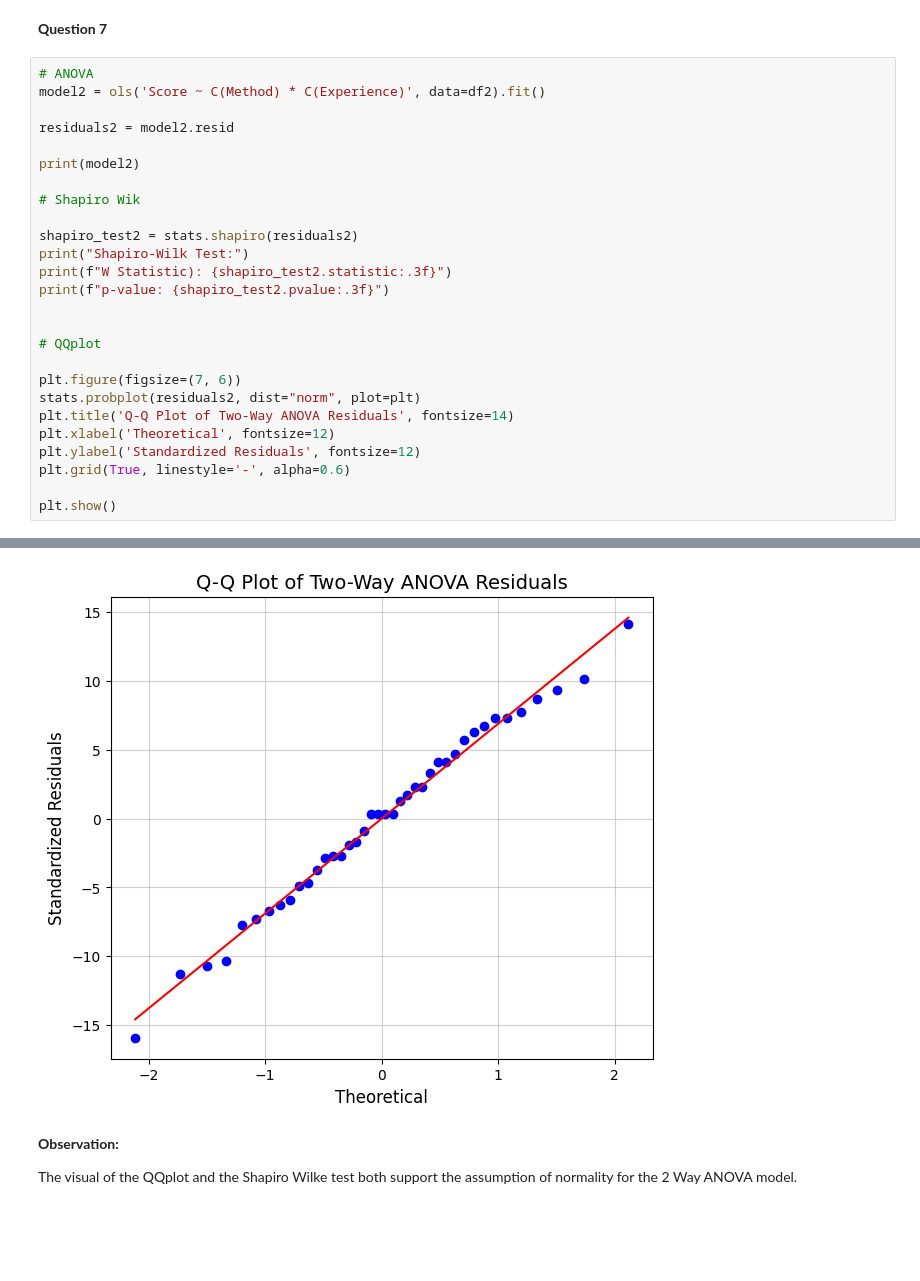
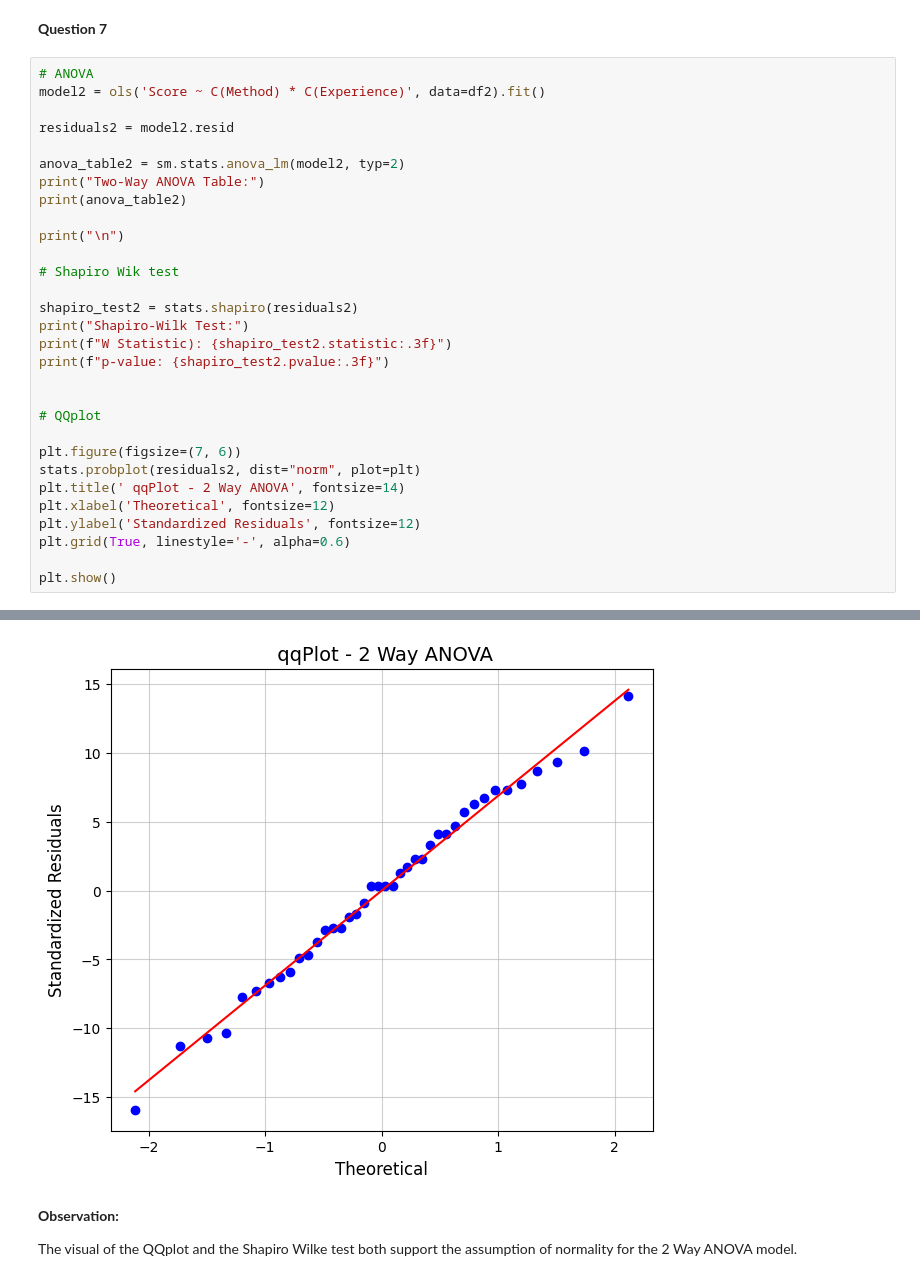
Before and after one commit to Cipher212/STAT-7220-Applied-Experimental-Design, a Jupyter notebook: Assignments/Midterm-Exam/Midterm-Exam.ipynb, the cells around one changed output, grey strips where cells are left out. Saved outputs shown, nothing was run; the diff lists cells and outputs as text; blank space fills up the shorter version.

```diff
--- a/Assignments/Midterm-Exam/Midterm-Exam.ipynb
+++ b/Assignments/Midterm-Exam/Midterm-Exam.ipynb
@@ -436,9 +436,13 @@ model2 = ols('Score ~ C(Method) * C(Experience)', data=df2).fit()
 
 residuals2 = model2.resid
 
-print(model2)
+anova_table2 = sm.stats.anova_lm(model2, typ=2)
+print("Two-Way ANOVA Table:")
+print(anova_table2)
 
-# Shapiro Wik
+print("\n")
+
+# Shapiro Wik test
 
 shapiro_test2 = stats.shapiro(residuals2)
 print("Shapiro-Wilk Test:")
@@ -450,7 +454,7 @@ print(f"p-value: {shapiro_test2.pvalue:.3f}")
 
 plt.figure(figsize=(7, 6))
 stats.probplot(residuals2, dist="norm", plot=plt)
-plt.title('Q-Q Plot of Two-Way ANOVA Residuals', fontsize=14)
+plt.title(' qqPlot - 2 Way ANOVA', fontsize=14)
 plt.xlabel('Theoretical', fontsize=12)
 plt.ylabel('Standardized Residuals', fontsize=12)
 plt.grid(True, linestyle='-', alpha=0.6)
@@ -461,7 +472,7 @@ plt.show()
 Shapiro-Wilk Test:
 W Statistic): 0.990
 p-value: 0.980
-[figure, old version]
+[figure, new version]
 # %% [markdown]
 **Observation:**
 
```
Also changed, not shown: parts of 2 cells of this notebook.
